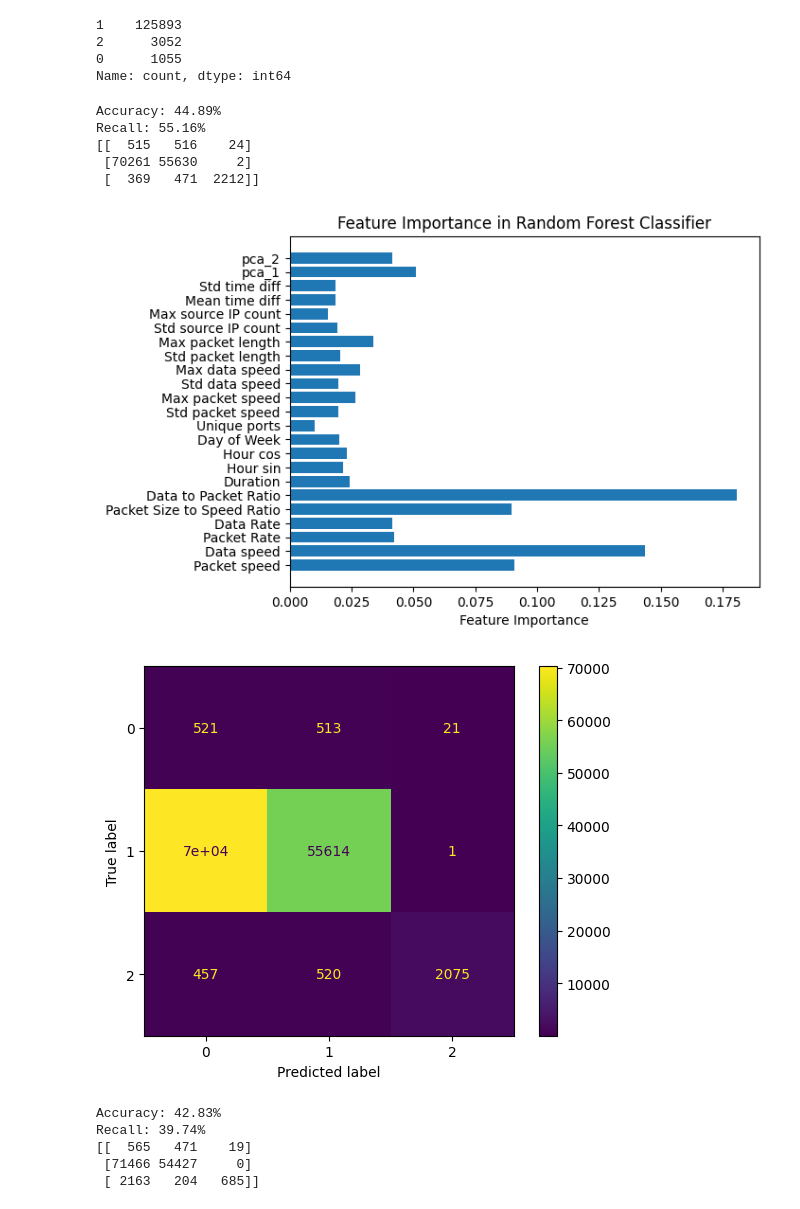
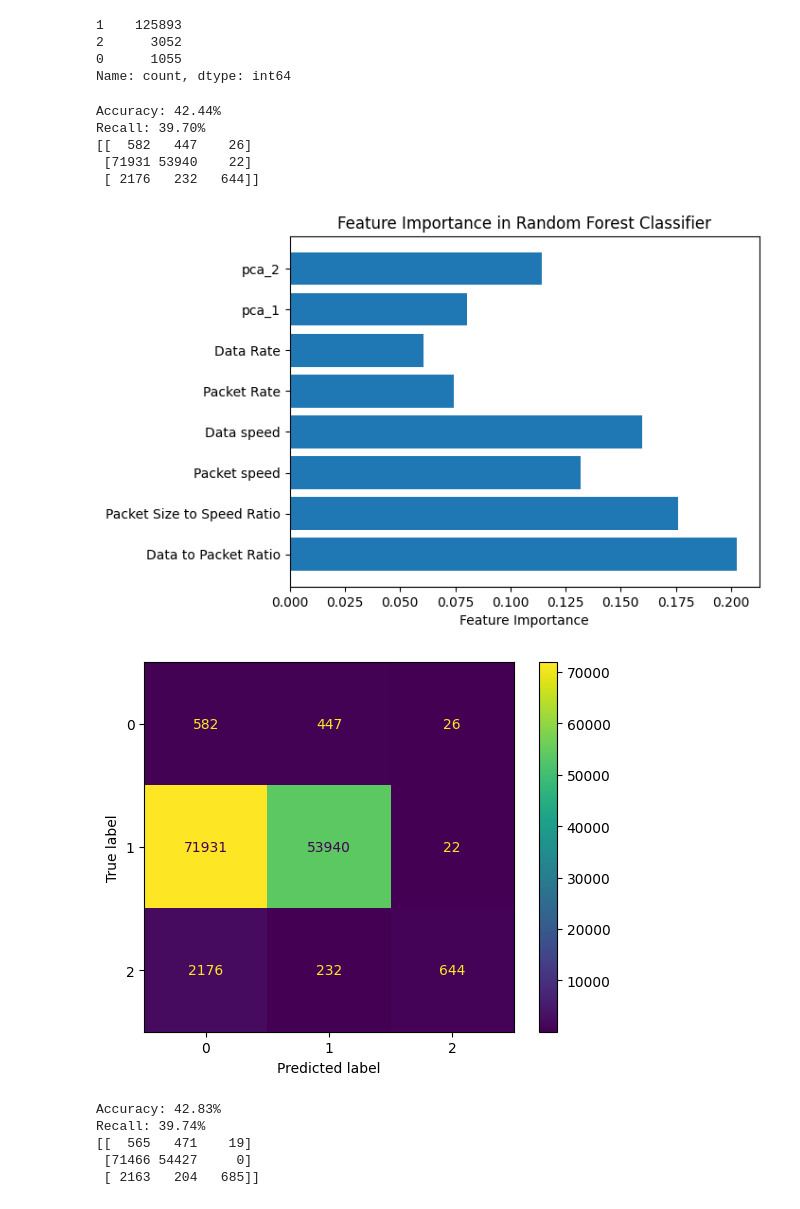
Before and after one commit to varsanyimate/ddos, a Jupyter notebook: src/feature_engineering.ipynb, the cells around one changed output. Cells and saved outputs as stored; diff of their text form; code cells hidden in the pictures.

```diff
--- a/src/feature_engineering.ipynb
+++ b/src/feature_engineering.ipynb
@@ -471,5 +460,5 @@ Name: count, dtype: int64
 # %%
-X = train_df[feature_cols]
+X = train_df[feature_cols_2]
 y = train_df['Type']
 
 X_train, X_test, y_train, y_test = train_test_split(X, y, test_size=0.2, random_state=42)
@@ -532,7 +521,7 @@ Recall: 76.55%
 # %%
-X_train = train_df[feature_cols]
+X_train = train_df[feature_cols_2]
 y_train = train_df['Type']
-X_test = val_df[feature_cols]
+X_test = val_df[feature_cols_2]
 y_test = val_df['Type']
 le = LabelEncoder()
 y_train_encoded = le.fit_transform(y_train)
@@ -569,19 +558,19 @@ print(f'Recall: {recall * 100:.2f}%')
 conf_matrix = confusion_matrix(y_test_encoded, y_pred)
 print(conf_matrix)
 # %% [output]
-Accuracy: 44.89%
-Recall: 55.16%
-[[  515   516    24]
- [70261 55630     2]
- [  369   471  2212]]
+Accuracy: 42.44%
+Recall: 39.70%
+[[  582   447    26]
+ [71931 53940    22]
+ [ 2176   232   644]]
 # %%
 feature_importances = classifier.feature_importances_
-plt.barh(feature_cols, feature_importances)
+plt.barh(feature_cols_2, feature_importances)
 plt.xlabel('Feature Importance')
 plt.title('Feature Importance in Random Forest Classifier')
 plt.show()
 # %% [output]
-[figure, old version]
+[figure, new version]
 # %%
 from sklearn import metrics
 cm_display = metrics.ConfusionMatrixDisplay(confusion_matrix = conf_matrix)
@@ -589,7 +578,7 @@ cm_display = metrics.ConfusionMatrixDisplay(confusion_matrix = conf_matrix)
 cm_display.plot()
 plt.show()
 # %% [output]
-[figure, old version]
+[figure, new version]
 # %%
 top_features = ['Data to Packet Ratio', 'Data speed', 'Packet speed',
                 'Packet Size to Speed Ratio', 'pca_1', 'Packet Rate', 'pca_2']
```
Also changed, not shown: parts of 13 cells of this notebook, 1 other file.
